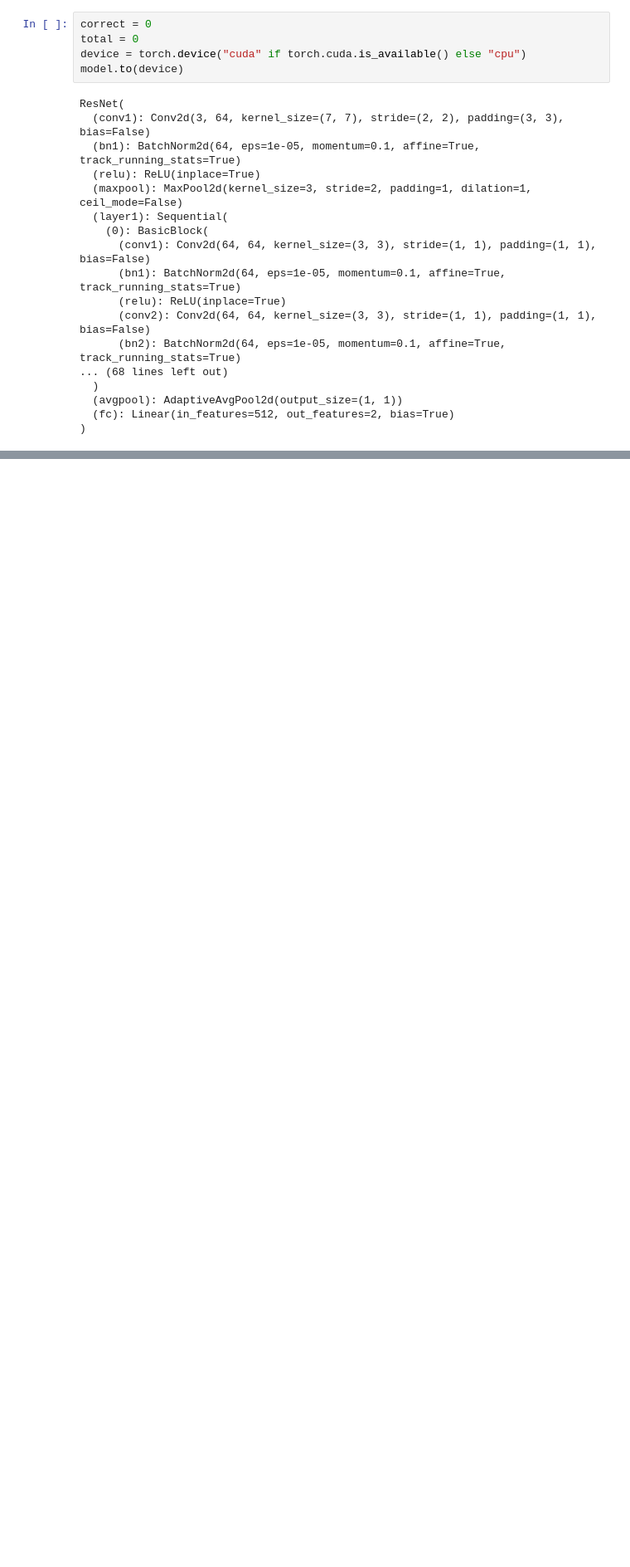
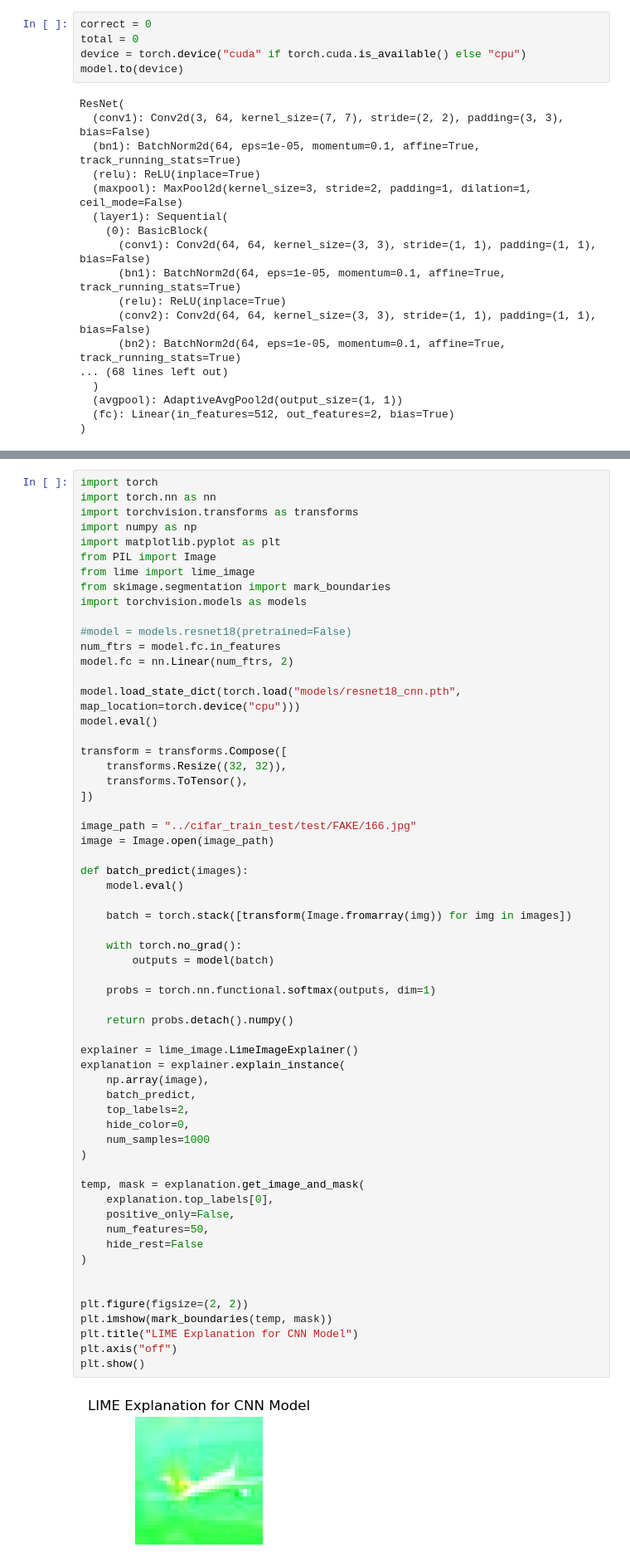
Before and after one commit to lucafossen/INFO381-GitHub, a Jupyter notebook: eval_xai_test.ipynb, the cells around one changed output, grey strips where cells are left out. Shown: that part at 83% size. Saved outputs shown, nothing was run; the diff lists cells and outputs as text; blank space fills up the shorter version.

```diff
--- a/eval_xai_test.ipynb
+++ b/eval_xai_test.ipynb
@@ -95,0 +203,62 @@ Test Accuracy: 0.94
+# %%
+import torch
+import torch.nn as nn
+import torchvision.transforms as transforms
+import numpy as np
+import matplotlib.pyplot as plt
+from PIL import Image
+from lime import lime_image
+from skimage.segmentation import mark_boundaries
+import torchvision.models as models
+
+#model = models.resnet18(pretrained=False)
+num_ftrs = model.fc.in_features
+model.fc = nn.Linear(num_ftrs, 2)
+
+model.load_state_dict(torch.load("models/resnet18_cnn.pth", map_location=torch.device("cpu")))
+model.eval()
+
+transform = transforms.Compose([
+    transforms.Resize((32, 32)),
+    transforms.ToTensor(),
+])
+
+image_path = "../cifar_train_test/test/FAKE/166.jpg"
+image = Image.open(image_path)
+
+def batch_predict(images):
+    model.eval()
+
+    batch = torch.stack([transform(Image.fromarray(img)) for img in images])
+
+    with torch.no_grad():
+        outputs = model(batch)
+
+    probs = torch.nn.functional.softmax(outputs, dim=1)
+
+    return probs.detach().numpy()
+
+explainer = lime_image.LimeImageExplainer()
+explanation = explainer.explain_instance(
+    np.array(image),
+    batch_predict,
+    top_labels=2,
+    hide_color=0,
+    num_samples=1000
+)
+
+temp, mask = explanation.get_image_and_mask(
+    explanation.top_labels[0],
+    positive_only=False,
+    num_features=50,
+    hide_rest=False
+)
+
+
+plt.figure(figsize=(2, 2))
+plt.imshow(mark_boundaries(temp, mask))
+plt.title("LIME Explanation for CNN Model")
+plt.axis("off")
+plt.show()
+# %% [output]
+[figure, added]
```
Also changed, not shown: parts of 10 cells of this notebook.
